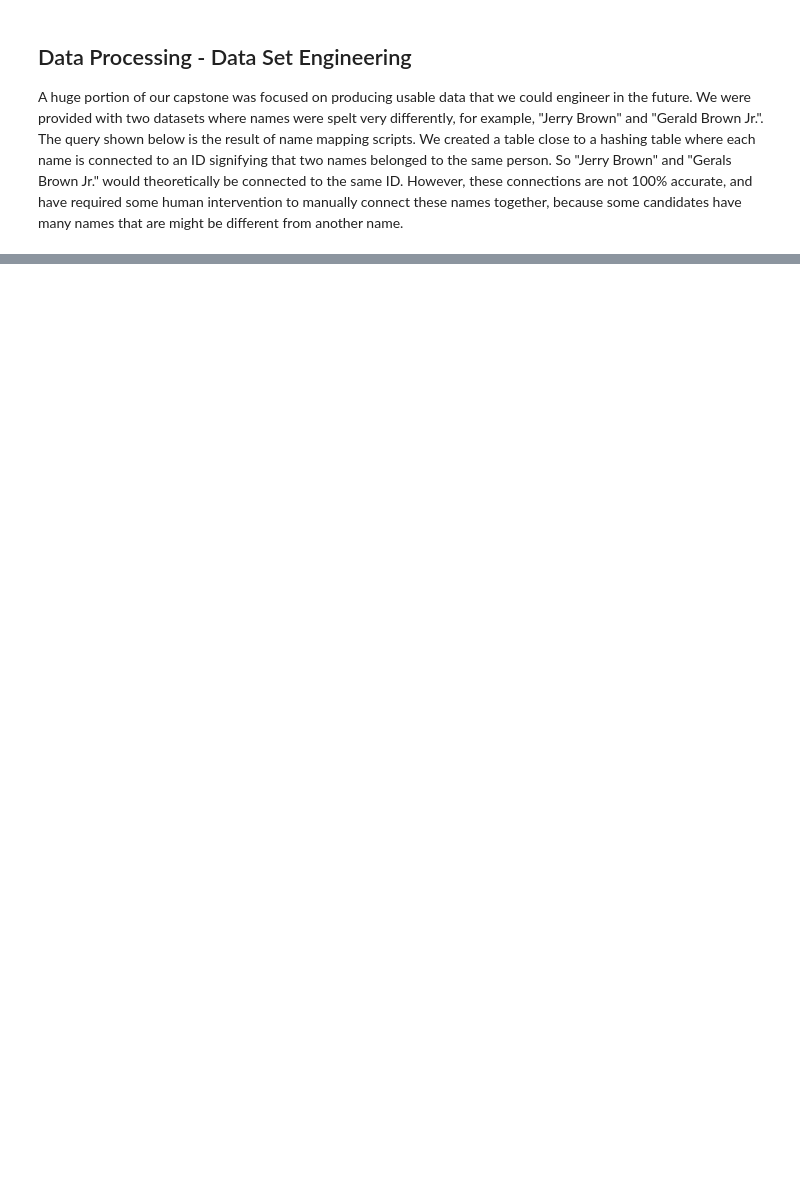
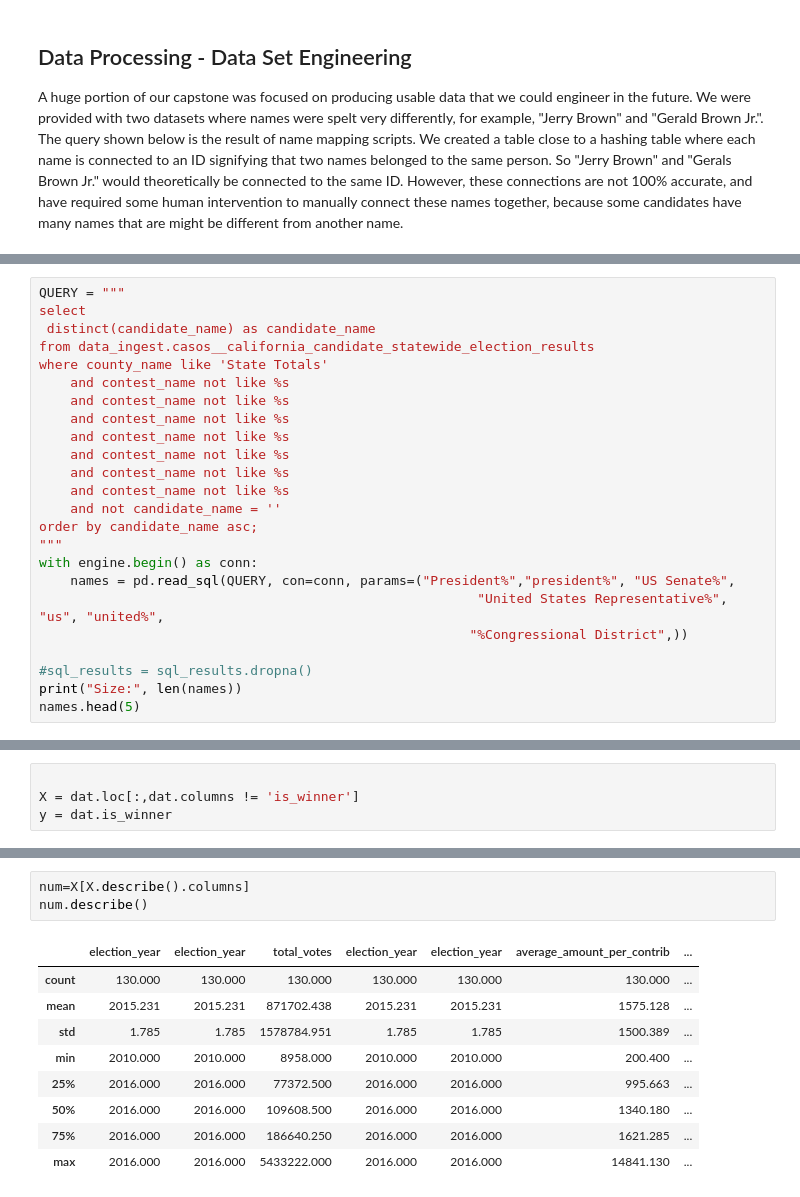
Before and after one commit to awoziji/datasci-campaign-finance, a Jupyter notebook: notebooks/CSUMBTeam1_writeup.ipynb, the cells around one changed output, grey strips where cells are left out. Saved outputs shown, nothing was run; the diff lists cells and outputs as text; blank space fills up the shorter version.

```diff
--- a/notebooks/CSUMBTeam1_writeup.ipynb
+++ b/notebooks/CSUMBTeam1_writeup.ipynb
@@ -99,0 +157,24 @@ FileNotFoundError: File b'./dbname_2_id___2.csv' does not exist
+# %%
+QUERY = """
+select
+ distinct(candidate_name) as candidate_name
+from data_ingest.casos__california_candidate_statewide_election_results
+where county_name like 'State Totals'
+    and contest_name not like %s
+    and contest_name not like %s
+    and contest_name not like %s
+    and contest_name not like %s
+    and contest_name not like %s
+    and contest_name not like %s
+    and contest_name not like %s
+    and not candidate_name = ''
+order by candidate_name asc;
+"""
+with engine.begin() as conn:
+    names = pd.read_sql(QUERY, con=conn, params=("President%","president%", "US Senate%",
+                                                        "United States Representative%", "us", "united%",
+                                                       "%Congressional District",))
+
+#sql_results = sql_results.dropna()
+print("Size:", len(names))
+names.head(5)
@@ -99,0 +283,4 @@ FileNotFoundError: File b'./dbname_2_id___2.csv' does not exist
+# %%
+
+X = dat.loc[:,dat.columns != 'is_winner']
+y = dat.is_winner
@@ -99,0 +318,13 @@ FileNotFoundError: File b'./dbname_2_id___2.csv' does not exist
+# %%
+num=X[X.describe().columns]
+num.describe()
+# %% [output]
+|  | election_year | election_year | total_votes | election_year | election_year | average_amount_per_contrib | ... |
+| count | 130.000 | 130.000 | 130.000 | 130.000 | 130.000 | 130.000 | ... |
+| mean | 2015.231 | 2015.231 | 871702.438 | 2015.231 | 2015.231 | 1575.128 | ... |
+| std | 1.785 | 1.785 | 1578784.951 | 1.785 | 1.785 | 1500.389 | ... |
+| min | 2010.000 | 2010.000 | 8958.000 | 2010.000 | 2010.000 | 200.400 | ... |
+| 25% | 2016.000 | 2016.000 | 77372.500 | 2016.000 | 2016.000 | 995.663 | ... |
+| 50% | 2016.000 | 2016.000 | 109608.500 | 2016.000 | 2016.000 | 1340.180 | ... |
+| 75% | 2016.000 | 2016.000 | 186640.250 | 2016.000 | 2016.000 | 1621.285 | ... |
+| max | 2016.000 | 2016.000 | 5433222.000 | 2016.000 | 2016.000 | 14841.130 | ... |
```
Also changed, not shown: parts of 42 cells of this notebook.
